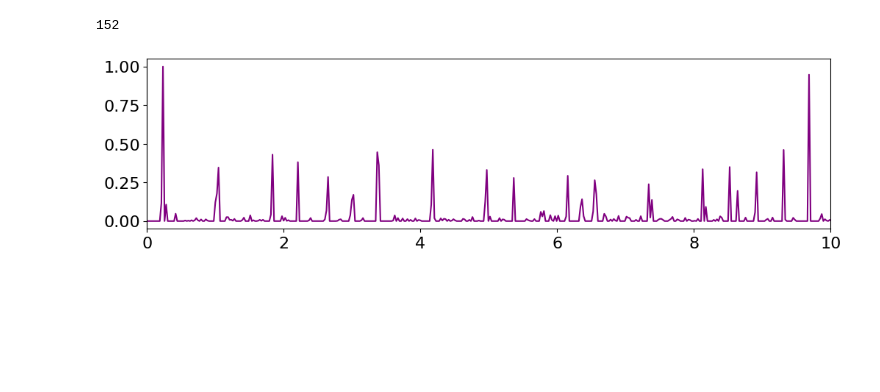
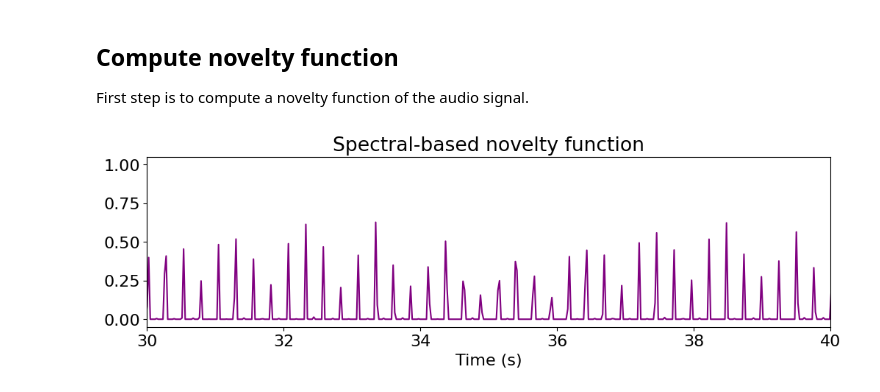
Before and after one commit to lucievomelova/RhythmRecognition, a Jupyter notebook: notebooks/examples/beat_trackers/score.ipynb, the cells around one changed output. Drawn from its saved outputs; the diff is of its cells as text; code cells hidden in the pictures; blank space fills up the shorter version.

```diff
--- a/notebooks/examples/beat_trackers/score.ipynb
+++ b/notebooks/examples/beat_trackers/score.ipynb
@@ -1,8 +6,5 @@
 # %%
-import numpy as np
 from matplotlib import pyplot as plt
-import librosa.display
-from RhythmRecognition.constants import *
 import matplotlib as mpl
 from RhythmRecognition.onset import spectral
 from RhythmRecognition.tempo import fourier
@@ -12,23 +14,22 @@ import IPython.display as ipd
 
 mpl.rcParams.update({'font.size': 16})
 
-audiofile = "../audio_files/valhallacalling.wav"
-duration = 60  # how many seconds of the file will be processed
-
-spectral_novelty = spectral.SpectralNovelty(audiofile, duration=duration)
-spectral_novelty = spectral_novelty.get()
-
-frames = np.arange(len(spectral_novelty))
-t = librosa.frames_to_time(frames, sr=SAMPLING_RATE, hop_length=HOP_LENGTH)
-
-fourier_tempo = fourier.FourierTempogram(spectral_novelty)
-tempo = fourier_tempo.get_tempo()
-print(tempo)
-
-plt.figure(figsize=(12, 3))
-plt.plot(t, spectral_novelty, 'purple')
-plt.xlim(0,10)
-plt.show()
+audiofile = "../audio_files/spark.wav"
-# %% [output]
-152
-[figure, removed]
+# %% [markdown]
+## Compute novelty function
+First step is to compute a novelty function of the audio signal.
+# %%
+novelty_function = spectral.SpectralNovelty(audiofile)
+novelty_function = novelty_function.get()
+
+frames = np.arange(len(novelty_function))
+t = librosa.frames_to_time(frames, sr=SAMPLING_RATE, hop_length=HOP_LENGTH)
+
+plt.figure(figsize=(12, 3))
+plt.plot(t, novelty_function, 'purple')
+plt.xlim(30, 40)
+plt.xlabel("Time (s)")
+plt.title("Spectral-based novelty function")
+plt.show()
+# %% [output]
+[figure, added]
```
Also changed, not shown: parts of 13 cells of this notebook, 1 other file.
